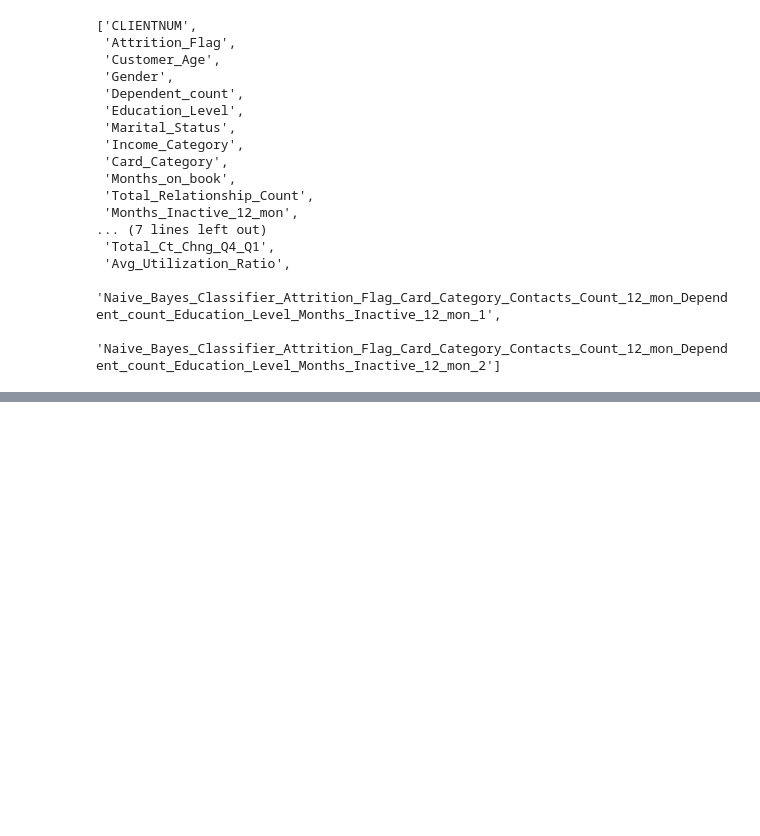
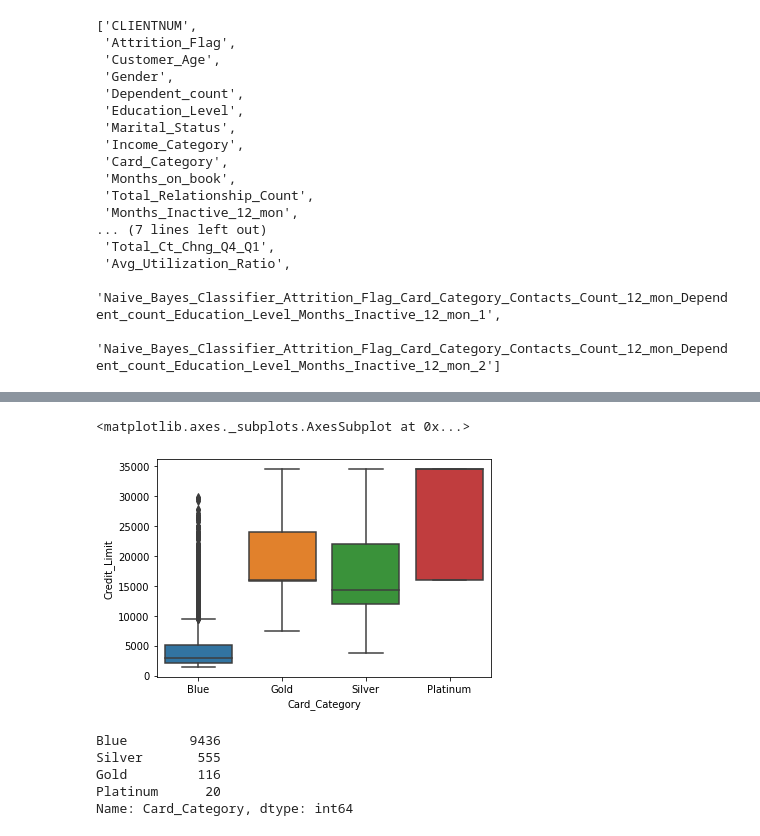
Before and after one commit to galexbh/credit-card-customers-prediction, a Jupyter notebook: src/main.ipynb, the cells around one changed output, grey strips where cells are left out. Drawn from its saved outputs; the diff is of its cells as text; code cells hidden in the pictures; blank space fills up the shorter version.

```diff
--- a/src/main.ipynb
+++ b/src/main.ipynb
@@ -116,0 +164,13 @@ var_categorical
+# %%
+sns.boxplot(data = copy_bank_ch.loc[ (copy_bank_ch['Gender'] == 'F'), : ], x= 'Card_Category', y ='Credit_Limit' )
+# %% [output]
+<matplotlib.axes._subplots.AxesSubplot at 0x...>
+[figure, added]
+# %%
+copy_bank_ch["Card_Category"].value_counts()
+# %% [output]
+Blue        9436
+Silver       555
+Gold         116
+Platinum      20
+Name: Card_Category, dtype: int64
```
Also changed, not shown: parts of 19 cells of this notebook.
